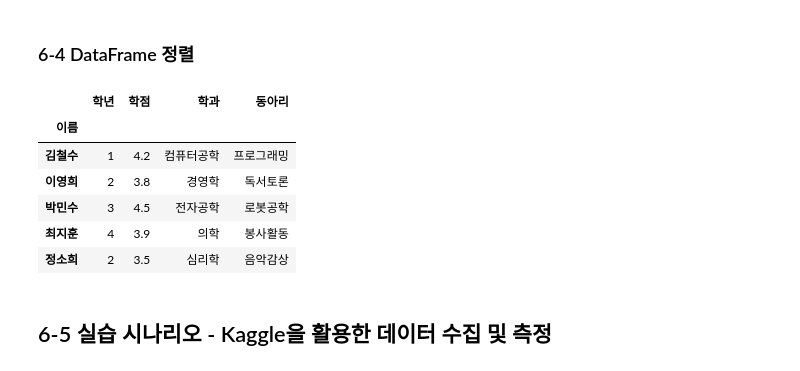
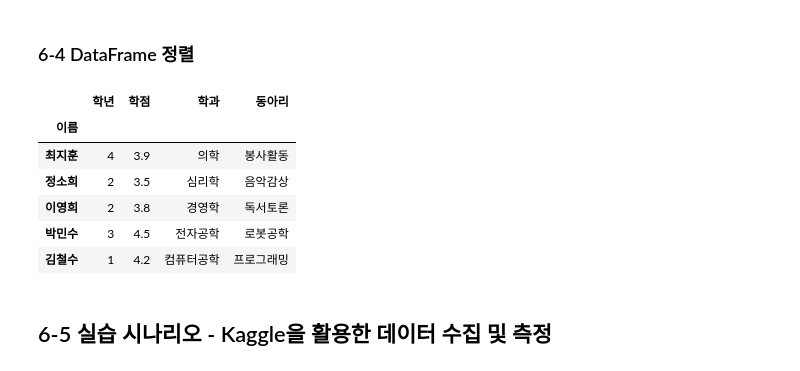
Before and after one commit to syyang-sec/Data-Analysis-with-Open-Source, a Jupyter notebook: 오픈소스_데이터_분석_6강.ipynb, the cells around one changed output. Cells and saved outputs as stored; diff of their text form; code cells hidden in the pictures.

```diff
--- a/오픈소스_데이터_분석_6강.ipynb
+++ b/오픈소스_데이터_분석_6강.ipynb
@@ -122,31 +122,35 @@ Name: 학점, dtype: float64
 # %%
 import pandas as pd
 
 data = {
     "이름": ["김철수", "이영희", "박민수", "최지훈", "정소희"],
     "학년": [1, 2, 3, 4, 2],
     "학점": [4.2, 3.8, 4.5, 3.9, 3.5],
     "학과": ["컴퓨터공학", "경영학", "전자공학", "의학", "심리학"],
     "동아리": ["프로그래밍", "독서토론", "로봇공학", "봉사활동", "음악감상"]
 }
 
 #DataFrame 인덱스 지정
 df = pd.DataFrame(data).set_index('이름') #방법은 위처럼 따로 해도되고 한번에도 가능함.
 df
 
 #DataFrame 단일 열 오름차순, 내림차순 정렬
+df.sort_values(by='학점') #기본값은 오름차순(asc)
+df.sort_values(by='학점', ascending=False)
 
 #DataFrame 복수 열 오름차순, 내림차순 정렬
+df.sort_values(by=['학년', '학점'], ascending=[True, False])
 
 #DataFrame 인덱스 기분 오른차순, 내림차순 정렬
+df.sort_index(ascending=False)
 # %% [output]
 |  | 학년 | 학점 | 학과 | 동아리 |
 | 이름 |  |  |  |  |
-| 김철수 | 1 | 4.2 | 컴퓨터공학 | 프로그래밍 |
+| 최지훈 | 4 | 3.9 | 의학 | 봉사활동 |
+| 정소희 | 2 | 3.5 | 심리학 | 음악감상 |
 | 이영희 | 2 | 3.8 | 경영학 | 독서토론 |
 | 박민수 | 3 | 4.5 | 전자공학 | 로봇공학 |
-| 최지훈 | 4 | 3.9 | 의학 | 봉사활동 |
-| 정소희 | 2 | 3.5 | 심리학 | 음악감상 |
+| 김철수 | 1 | 4.2 | 컴퓨터공학 | 프로그래밍 |
 # %% [markdown]
 ## 6-5 실습 시나리오 - Kaggle을 활용한 데이터 수집 및 측정
 # %% [markdown]
```
